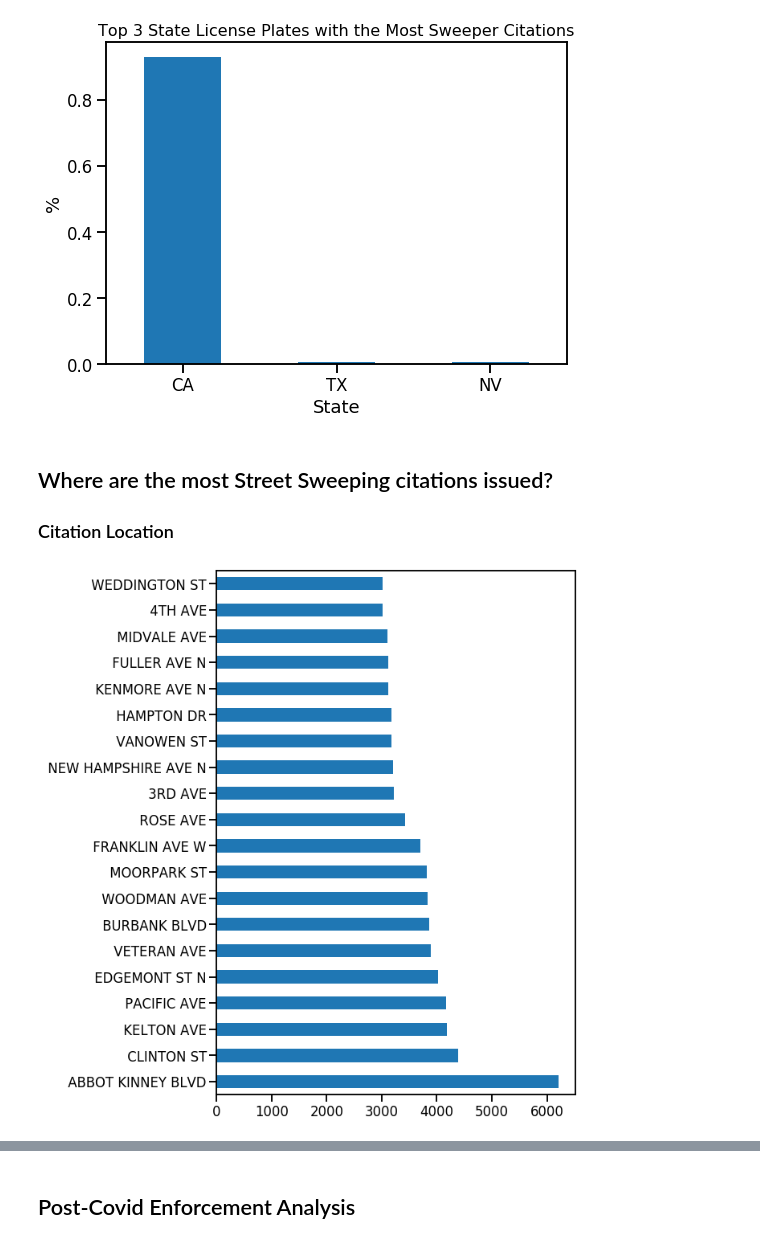
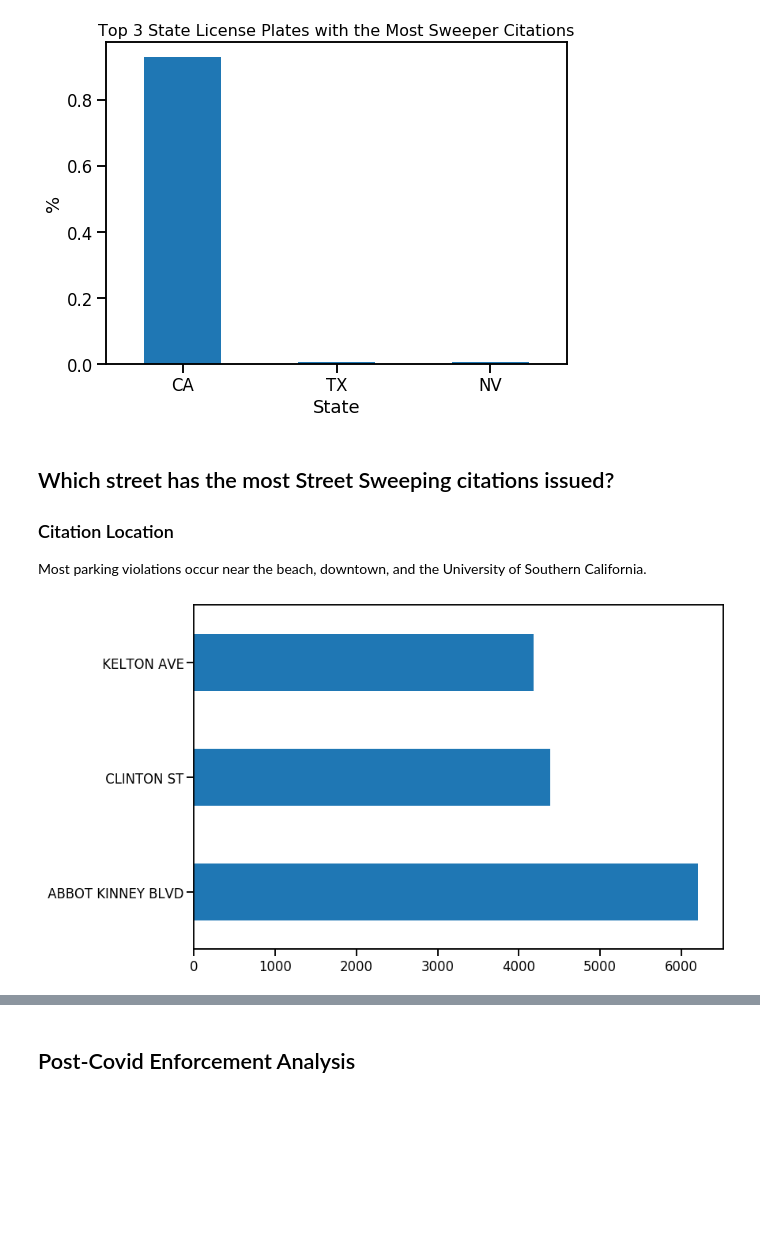
Before and after one commit to Promeos/LADOT-COVID19-enforcement, a Jupyter notebook: MVP.ipynb, the cells around one changed output, grey strips where cells are left out. Drawn from its saved outputs; the diff is of its cells as text; code cells hidden in the pictures; blank space fills up the shorter version.

Commit message:
Update visual and findings from EDA

```diff
--- a/MVP.ipynb
+++ b/MVP.ipynb
@@ -285,9 +285,11 @@ plt.tight_layout();
 # %% [output]
 [figure]
 # %% [markdown]
-## Where are the most Street Sweeping citations issued?
+## Which street has the most Street Sweeping citations issued?
 ### Citation Location
+
+Most parking violations occur near the beach, downtown, and the University of Southern California.
 # %%
-df_citations.location.str.replace('^[\d]{2,}', '').value_counts().nlargest(20).plot.barh(figsize=(8, 12));
+df_citations.location.str.replace('^[\d+]{2,}', '').value_counts().nlargest(3).plot.barh(figsize=(12, 8));
 # %% [output]
-[figure, old version]
+[figure, new version]
```
Also changed, not shown: parts of 7 cells of this notebook.
